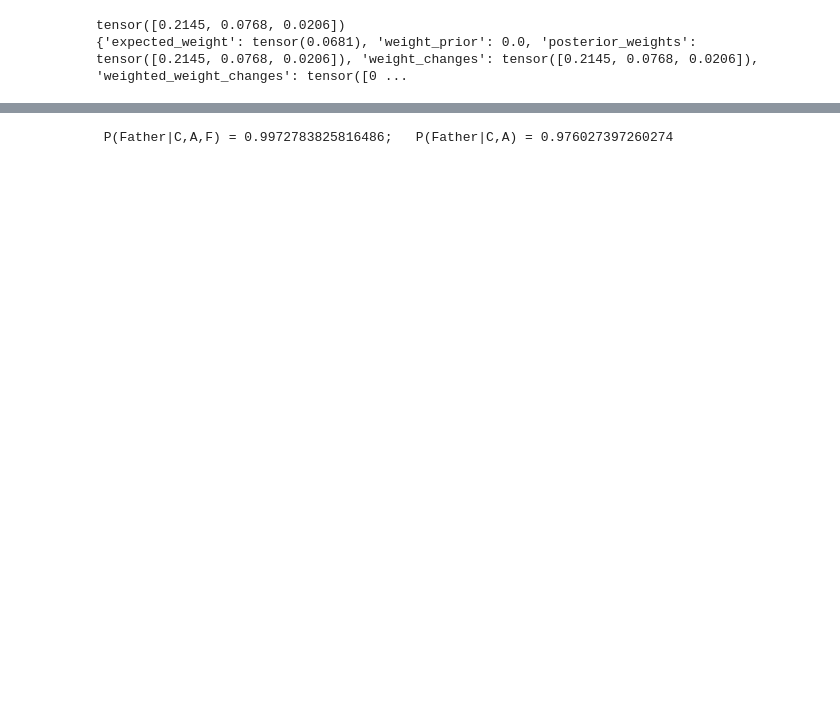
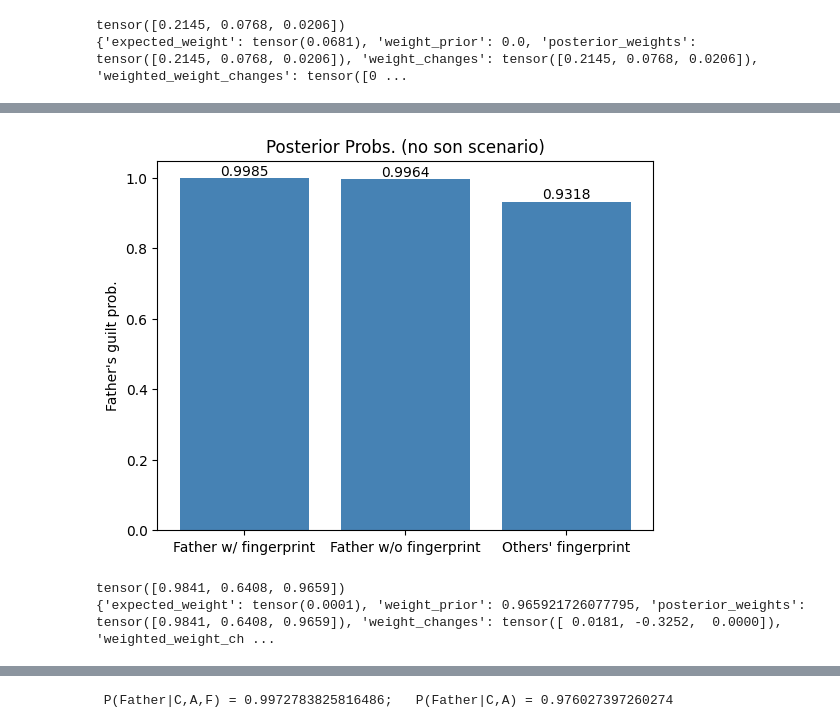
Before and after one commit to rfl-urbaniak/MRbook, a Jupyter notebook: weight-paper/scripts/nikodem_tinbox.ipynb, the cells around one changed output, grey strips where cells are left out. Cells and saved outputs as stored; diff of their text form; code cells hidden in the pictures; blank space fills up the shorter version.

```diff
--- a/weight-paper/scripts/nikodem_tinbox.ipynb
+++ b/weight-paper/scripts/nikodem_tinbox.ipynb
@@ -129,0 +333,36 @@ tensor([0.2145, 0.0768, 0.0206])
+# %%
+# Visualization that represents posterior probabilities
+
+labels = ['Father w/ fingerprint', 'Father w/o fingerprint', 'Others\' fingerprint']
+values = [father_posterior_fathers_fingerprint[1], father_posterior_no_fingerprint[1],  father_posterior_others_fingerprint[1]]
+
+fig, ax = plt.subplots()
+bars = ax.bar(labels, values, color= 'steelblue')
+
+for bar in bars:
+    yval = bar.get_height()
+    ax.text(bar.get_x() + bar.get_width()/2, yval, round(yval, 4), ha='center', va='bottom')
+
+ax.set_ylabel("Father's guilt prob.")
+ax.set_title('Posterior Probs. (no son scenario)')
+
+plt.show()
+# %% [output]
+[figure, added]
+# %%
+expected_weights_no_son = expected_weight(
+    probs_of_evidence_no_son, father_prior_now,
+    [father_posterior_fathers_fingerprint, father_posterior_others_fingerprint,
+     father_posterior_no_fingerprint]
+     )
+
+
+# posterior weights: A tensor of weights calculated for each of the posterior distributions. Each posterior represents a belief after observing some evidence
+# weight changes: The difference between the weights of the posteriors and the prior
+# weighted weight changes: The weight_changes values multiplied by the probabilities of the corresponding pieces of evidence
+
+
+print(expected_weights_no_son)
+# %% [output]
+tensor([0.9841, 0.6408, 0.9659])
+{'expected_weight': tensor(0.0001), 'weight_prior': 0.965921726077795, 'posterior_weights': tensor([0.9841, 0.6408, 0.9659]), 'weight_changes': tensor([ 0.0181, -0.3252,  0.0000]), 'weighted_weight_ch ...
```
Also changed, not shown: parts of 31 cells of this notebook.
